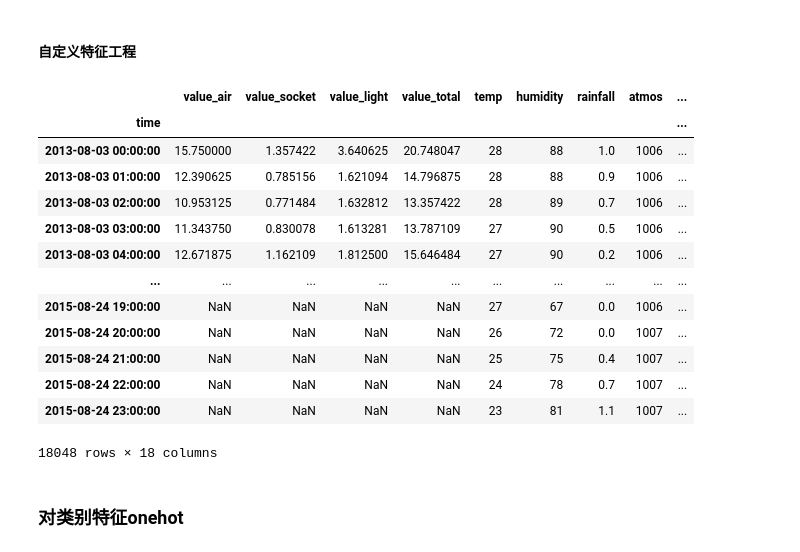
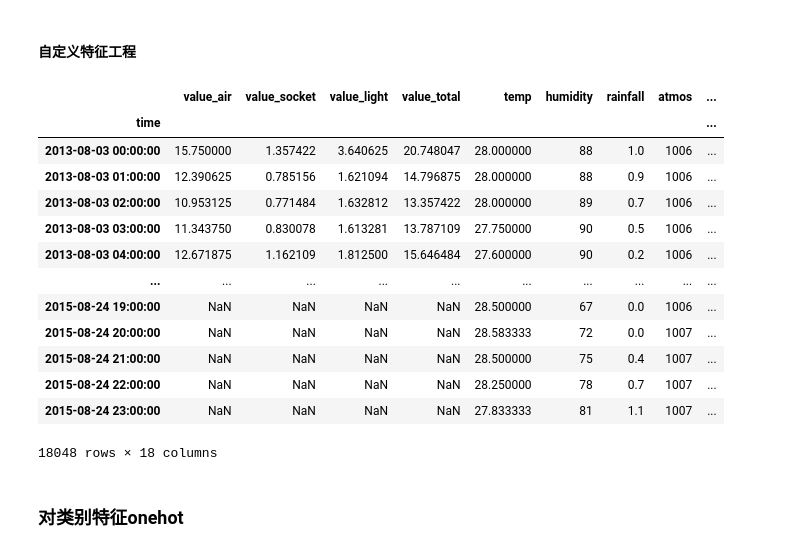
Before and after one commit to ZongXR/Smart-Building-Energy-Consumption-Prediction, a Jupyter notebook: notebooks/main-A.ipynb, the cells around one changed output. Cells and saved outputs as stored; diff of their text form; code cells hidden in the pictures.

```diff
--- a/notebooks/main-A.ipynb
+++ b/notebooks/main-A.ipynb
@@ -256,26 +256,27 @@ data = data.rename(columns={
 # %%
 data['workday'] = list(map(lambda x: int(is_workday(x)), data.index.to_list()))
 data['hour'] = list(map(lambda x: x.hour, data.index.to_list()))
 data['week'] = list(map(lambda x: x.weekday(), data.index.to_list()))
 data['day'] = list(map(lambda x: x.day, data.index.to_list()))
 data['month'] = list(map(lambda x: x.month, data.index.to_list()))
 data['year'] = list(map(lambda x: x.year, data.index.to_list()))
+data["temp"] = data["temp"].rolling("12H").mean()
 # data = pd.concat([data.loc[: "2015-08-03 23:00:00"].dropna(), data.loc["2015-08-04 00:00:00" : "2015-08-10 23:00:00"]], axis=0)
 data
 # %% [output]
 |  | value_air | value_socket | value_light | value_total | temp | humidity | rainfall | atmos | ... |
 | time |  |  |  |  |  |  |  |  | ... |
-| 2013-08-03 00:00:00 | 15.750000 | 1.357422 | 3.640625 | 20.748047 | 28 | 88 | 1.0 | 1006 | ... |
-| 2013-08-03 01:00:00 | 12.390625 | 0.785156 | 1.621094 | 14.796875 | 28 | 88 | 0.9 | 1006 | ... |
-| 2013-08-03 02:00:00 | 10.953125 | 0.771484 | 1.632812 | 13.357422 | 28 | 89 | 0.7 | 1006 | ... |
-| 2013-08-03 03:00:00 | 11.343750 | 0.830078 | 1.613281 | 13.787109 | 27 | 90 | 0.5 | 1006 | ... |
-| 2013-08-03 04:00:00 | 12.671875 | 1.162109 | 1.812500 | 15.646484 | 27 | 90 | 0.2 | 1006 | ... |
+| 2013-08-03 00:00:00 | 15.750000 | 1.357422 | 3.640625 | 20.748047 | 28.000000 | 88 | 1.0 | 1006 | ... |
+| 2013-08-03 01:00:00 | 12.390625 | 0.785156 | 1.621094 | 14.796875 | 28.000000 | 88 | 0.9 | 1006 | ... |
+| 2013-08-03 02:00:00 | 10.953125 | 0.771484 | 1.632812 | 13.357422 | 28.000000 | 89 | 0.7 | 1006 | ... |
+| 2013-08-03 03:00:00 | 11.343750 | 0.830078 | 1.613281 | 13.787109 | 27.750000 | 90 | 0.5 | 1006 | ... |
+| 2013-08-03 04:00:00 | 12.671875 | 1.162109 | 1.812500 | 15.646484 | 27.600000 | 90 | 0.2 | 1006 | ... |
 | ... | ... | ... | ... | ... | ... | ... | ... | ... | ... |
-| 2015-08-24 19:00:00 | NaN | NaN | NaN | NaN | 27 | 67 | 0.0 | 1006 | ... |
-| 2015-08-24 20:00:00 | NaN | NaN | NaN | NaN | 26 | 72 | 0.0 | 1007 | ... |
-| 2015-08-24 21:00:00 | NaN | NaN | NaN | NaN | 25 | 75 | 0.4 | 1007 | ... |
-| 2015-08-24 22:00:00 | NaN | NaN | NaN | NaN | 24 | 78 | 0.7 | 1007 | ... |
-| 2015-08-24 23:00:00 | NaN | NaN | NaN | NaN | 23 | 81 | 1.1 | 1007 | ... |
+| 2015-08-24 19:00:00 | NaN | NaN | NaN | NaN | 28.500000 | 67 | 0.0 | 1006 | ... |
+| 2015-08-24 20:00:00 | NaN | NaN | NaN | NaN | 28.583333 | 72 | 0.0 | 1007 | ... |
+| 2015-08-24 21:00:00 | NaN | NaN | NaN | NaN | 28.500000 | 75 | 0.4 | 1007 | ... |
+| 2015-08-24 22:00:00 | NaN | NaN | NaN | NaN | 28.250000 | 78 | 0.7 | 1007 | ... |
+| 2015-08-24 23:00:00 | NaN | NaN | NaN | NaN | 27.833333 | 81 | 1.1 | 1007 | ... |
 18048 rows × 18 columns
 # %% [markdown]
 <h3>对类别特征onehot</h3>
```
Also changed, not shown: parts of 15 cells of this notebook, 3 other files.
